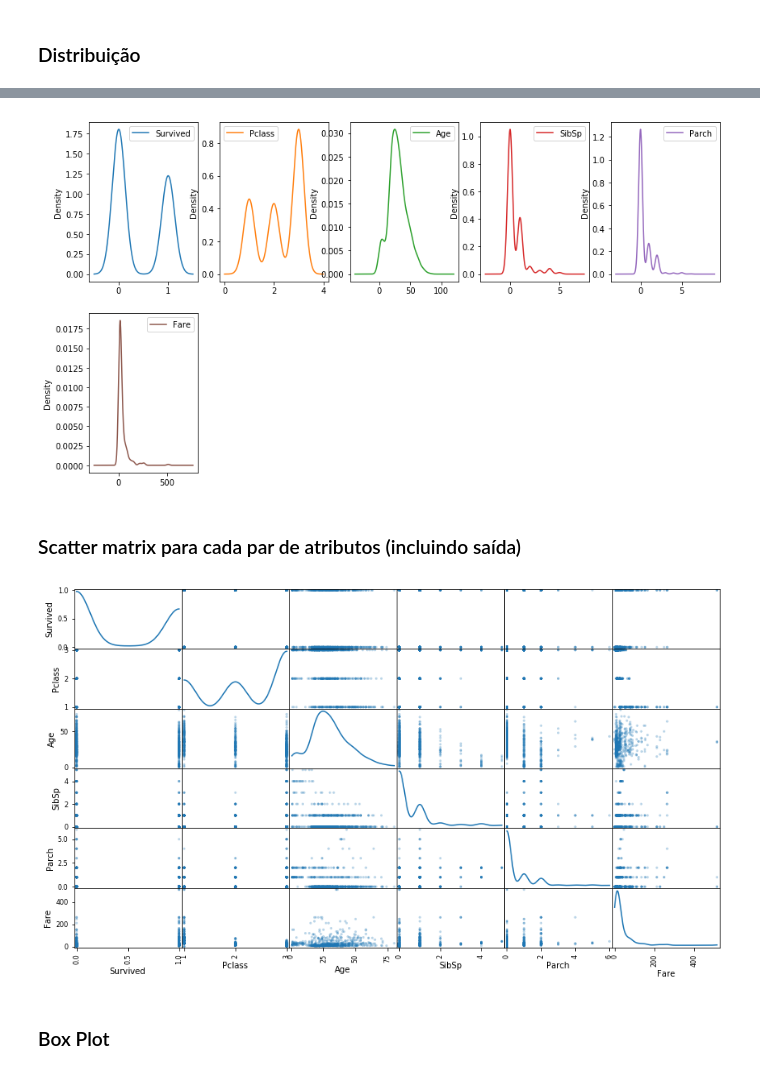
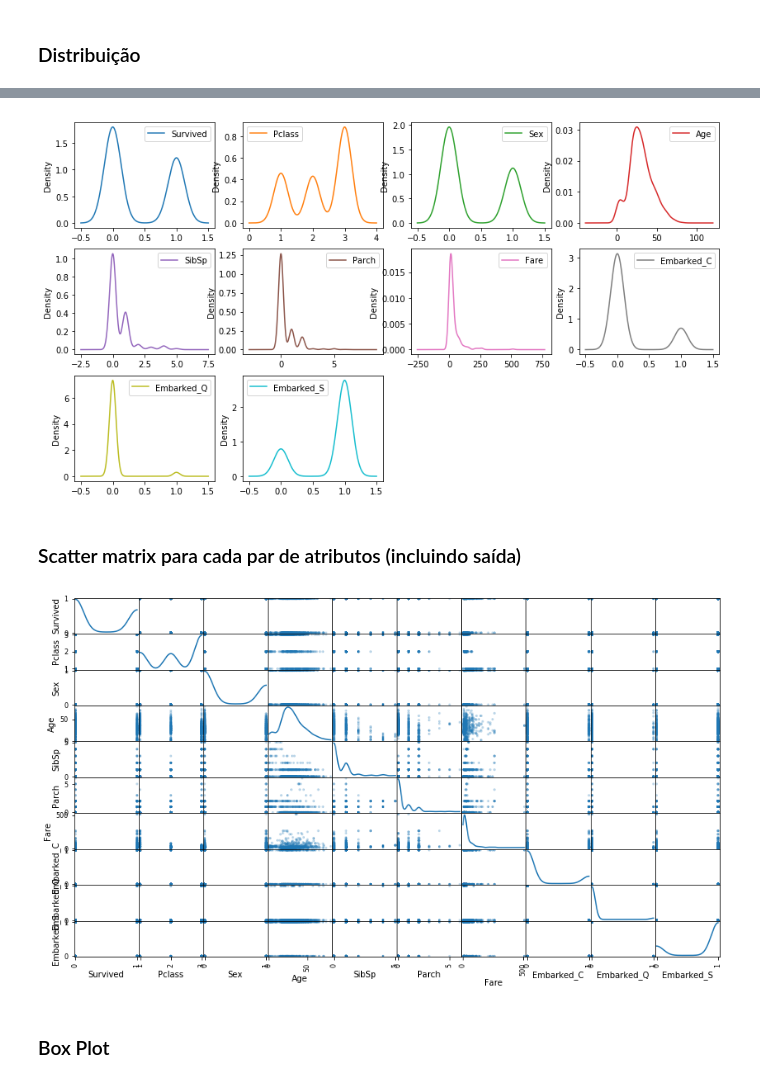
Before and after one commit to RenanGBarreto/neural-network-lib, a Jupyter notebook: notebooks/L2Q2-ManipulandoDados.ipynb, the cells around one changed output, grey strips where cells are left out. Cells and saved outputs as stored; diff of their text form; code cells hidden in the pictures.

```diff
--- a/notebooks/L2Q2-ManipulandoDados.ipynb
+++ b/notebooks/L2Q2-ManipulandoDados.ipynb
@@ -112,0 +116,5 @@ train.describe().transpose()
+# %%
+train["Sex"] = train["Sex"].map({"male": 0, "female":1})
+test["Sex"] = test["Sex"].map({"male": 0, "female":1})
+
+display(train.head())
@@ -112,0 +129,5 @@ train.describe().transpose()
+# %%
+train = pd.get_dummies(train, dummy_na=False).astype(float)
+test = pd.get_dummies(test, dummy_na=False).astype(float)
+
+display(train.head())
@@ -126,14 +185,14 @@ Dessa forma, deve-se itentificar a presença desses problemas no dataset.
 # %%
-train.plot(kind='density', subplots=True, layout=(2,5), sharex=False, figsize = (14,8))
+train.plot(kind='density', subplots=True, layout=(3,4), sharex=False, figsize = (14,8))
 plt.show()
 # %% [output]
-[figure, old version]
+[figure, new version]
 # %% [markdown]
 ### Scatter matrix para cada par de atributos (incluindo saída)
 # %%
 pd.scatter_matrix(train, alpha = 0.3, figsize = (14,8), diagonal = 'kde');
 # %% [output]
-[figure, old version]
+[figure, new version]
 # %% [markdown]
 ### Box Plot
 # %%
```
Also changed, not shown: parts of 26 cells of this notebook, 5 other files.
